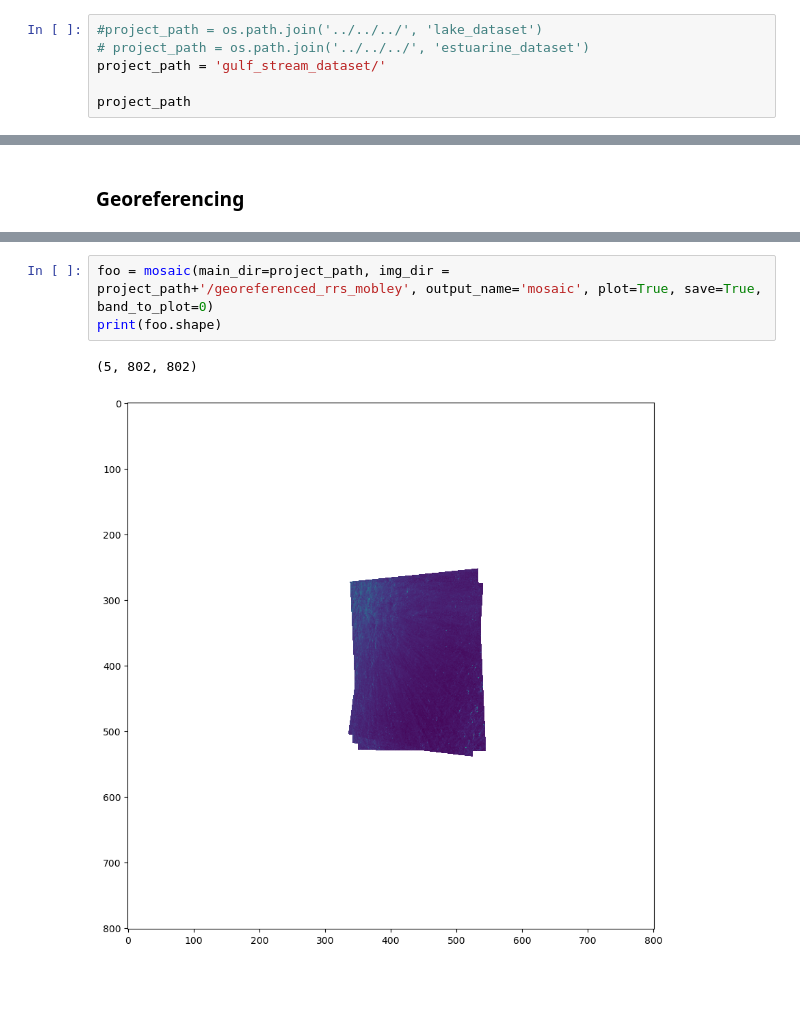
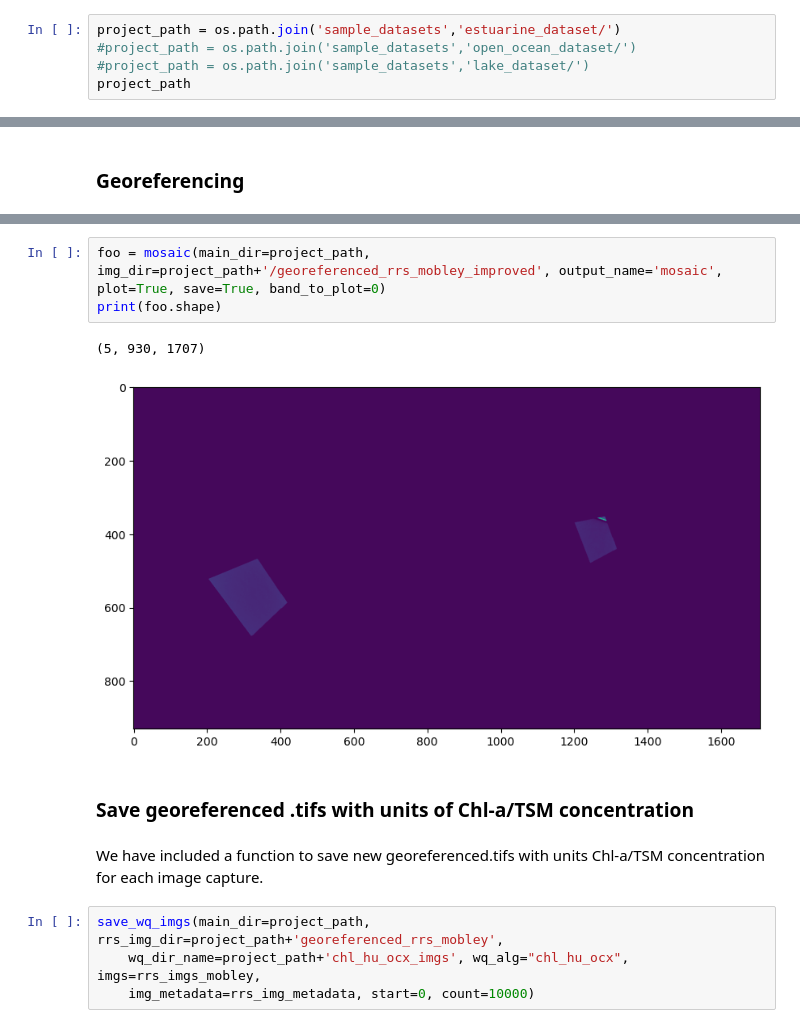
Before and after one commit to aewindle110/DroneWQ, a Jupyter notebook: primary_demo.ipynb, the cells around one changed output, grey strips where cells are left out. Drawn from its saved outputs; the diff is of its cells as text; blank space fills up the shorter version.

```diff
--- a/primary_demo.ipynb
+++ b/primary_demo.ipynb
@@ -48,9 +48,8 @@ All that you have to do manually is split your data up into this exact structure
 
 With that structure now just specify the path to <main_dir> below:
 # %%
-#project_path = os.path.join('../../../', 'lake_dataset')
-# project_path = os.path.join('../../../', 'estuarine_dataset')
-project_path = 'gulf_stream_dataset/'
-
+project_path = os.path.join('sample_datasets','estuarine_dataset/')
+#project_path = os.path.join('sample_datasets','open_ocean_dataset/')
+#project_path = os.path.join('sample_datasets','lake_dataset/')
 project_path
 # %% [output]
@@ -308,7 +335,15 @@ georeference(project_path, project_path+'rrs_mobley', project_path+'georeference
 True
 # %%
-foo = mosaic(main_dir=project_path, img_dir = project_path+'/georeferenced_rrs_mobley', output_name='mosaic', plot=True, save=True, band_to_plot=0)
+foo = mosaic(main_dir=project_path, img_dir=project_path+'/georeferenced_rrs_mobley_improved', output_name='mosaic', plot=True, save=True, band_to_plot=0)
 print(foo.shape)
 # %% [output]
-(5, 802, 802)
+(5, 930, 1707)
-[figure, old version]
+[figure, new version]
+# %% [markdown]
+### Save georeferenced .tifs with units of Chl-a/TSM concentration
+# %% [markdown]
+We have included a function to save new georeferenced.tifs with units Chl-a/TSM concentration for each image capture.
+# %%
+save_wq_imgs(main_dir=project_path, rrs_img_dir=project_path+'georeferenced_rrs_mobley',
+    wq_dir_name=project_path+'chl_hu_ocx_imgs', wq_alg="chl_hu_ocx", imgs=rrs_imgs_mobley,
+    img_metadata=rrs_img_metadata, start=0, count=10000)
```
Also changed, not shown: parts of 20 cells of this notebook, 2 other files.
